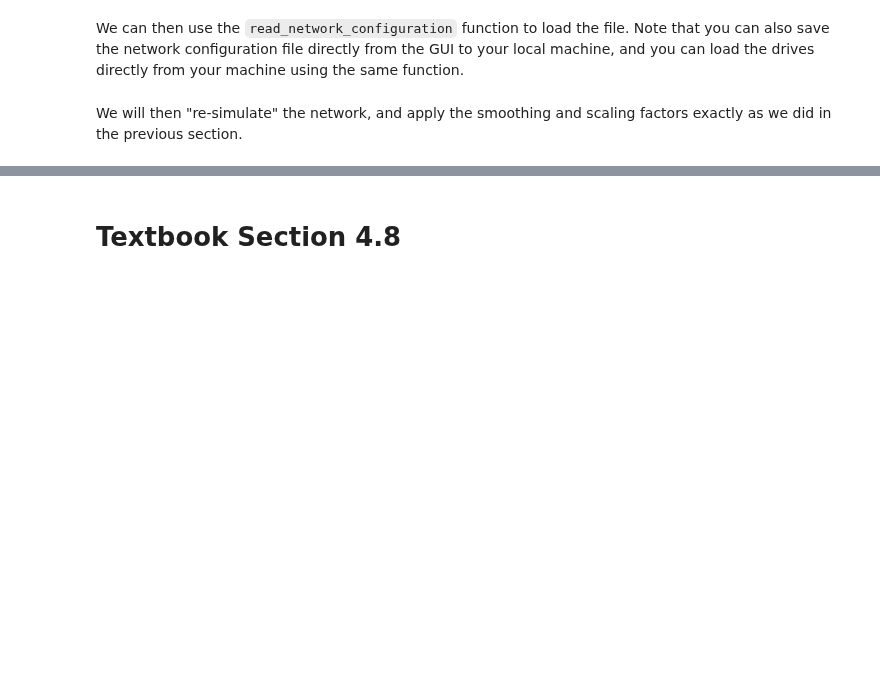
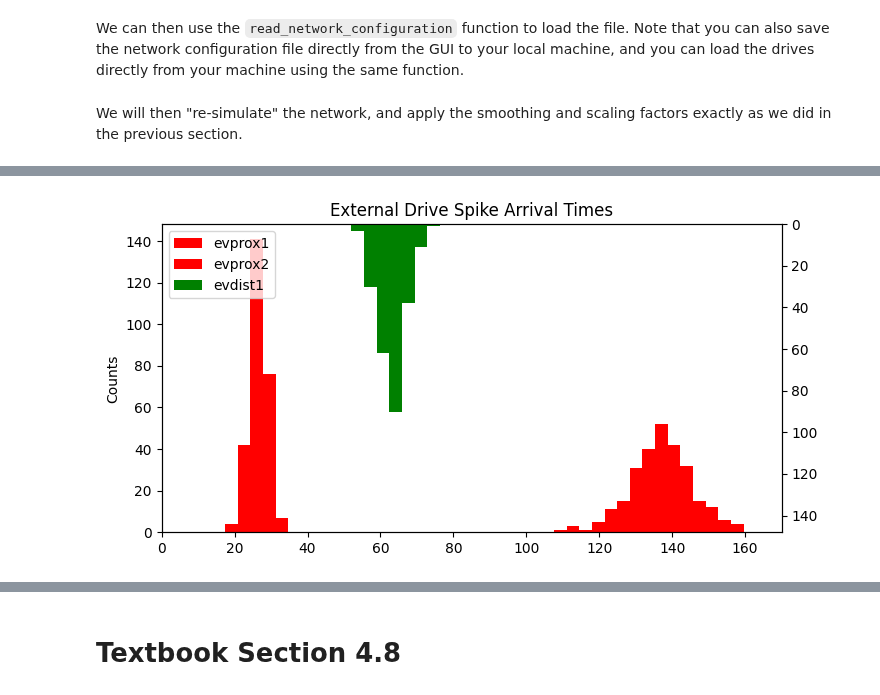
Before and after one commit to dylansdaniels/textbook, a Jupyter notebook: content/05_erps/erp_api_walkthrough.ipynb, the cells around one changed output, grey strips where cells are left out. Saved outputs shown, nothing was run; the diff lists cells and outputs as text; code cells hidden in the pictures; blank space fills up the shorter version.

```diff
--- a/content/05_erps/erp_api_walkthrough.ipynb
+++ b/content/05_erps/erp_api_walkthrough.ipynb
@@ -866,0 +953,32 @@ The code within the function below largely overlaps with our previous plotting c
+# %%
+# initialize the figure
+fig, ax = plt.subplots(figsize=(8, 4))
+
+
+# define a function to customize the input histogram
+def custom_drive_hist(
+    net,
+    ax,
+):
+    _ = net.cell_response.plot_spikes_hist(
+        ax=ax,
+        invert_spike_types=["evdist1"],  # "flip" the y axis
+        color={
+            "evprox1": "r",
+            "evdist1": "g",
+            "evprox2": "r",
+        },
+        show=False,
+    )
+    ax.set_title("External Drive Spike Arrival Times")
+
+    return
+
+
+# plot the histogram using our custom function
+custom_drive_hist(
+    net=net_default_gui,
+    ax=ax,
+)
+# %% [output]
+[figure, added]
```
Also changed, not shown: parts of 100 cells of this notebook, 4 other files.
